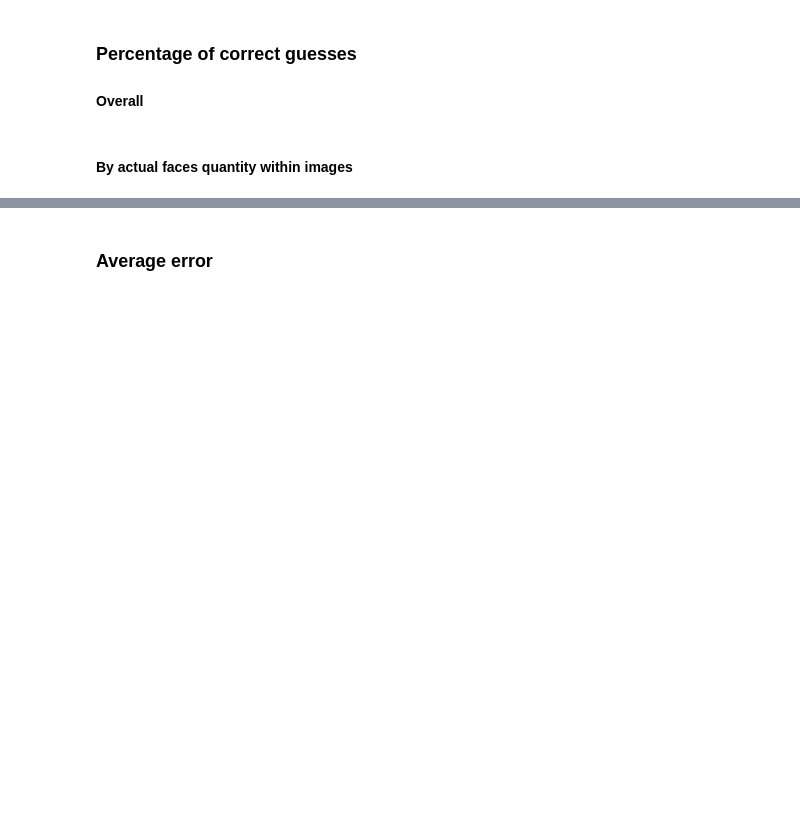
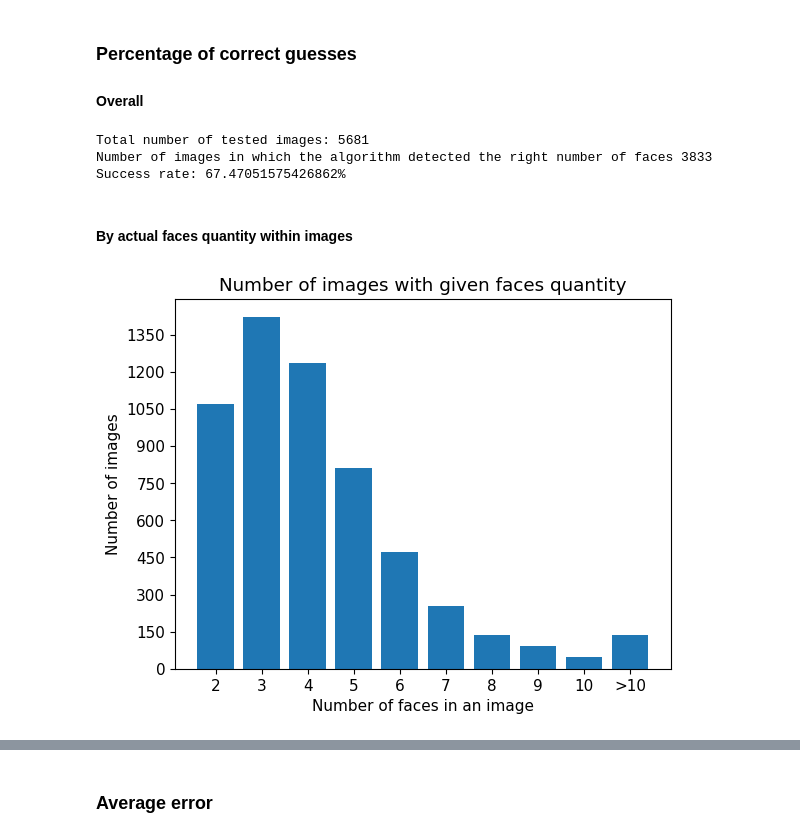
Before and after one commit to domser2002/ML_age_recognition, a Jupyter notebook: face_detection/FaceDetection.ipynb, the cells around one changed output, grey strips where cells are left out. Drawn from its saved outputs; the diff is of its cells as text; code cells hidden in the pictures; blank space fills up the shorter version.

```diff
--- a/face_detection/FaceDetection.ipynb
+++ b/face_detection/FaceDetection.ipynb
@@ -57,10 +68,36 @@ error = numpy.subtract(detected, quantities)
+# %%
+# detect faces in images
+path = os.path.join(os.getcwd(), "groups")
+n = len(os.listdir(path))
+groups = [0]*10
+guessed = [0]*10
+error = [0]*10
+abserror = [0]*10
+errors = [[], [], [], [], [], [], [], [], [], []]
+for image in os.listdir("groups"):
+    value = int(image.split('_')[0])
+    category = value - 2
+    if (category > 9):
+        category = 9
+    result = len(detector.predict(img=cv2.imread(os.path.join(path, image))))
+    err = result - value
+    errors[category].append(err)
+    if err == 0:
+        guessed[category] += 1
+    groups[category] += 1
+    error[category] += err
+    abserror[category] += abs(err)
 # %% [markdown]
 ### Percentage of correct guesses
 #### Overall
 # %%
-correct = n - numpy.count_nonzero(error)
+correct = sum(guessed)
 print("Total number of tested images: " + str(n))
 print("Number of images in which the algorithm detected the right number of faces " + str(correct))
 print("Success rate: " + str(100*correct/n) + "%")
+# %% [output]
+Total number of tested images: 5681
+Number of images in which the algorithm detected the right number of faces 3833
+Success rate: 67.47051575426862%
 # %% [markdown]
 #### By actual faces quantity within images
@@ -70,0 +104,22 @@ print("Success rate: " + str(100*correct/n) + "%")
+# %%
+import matplotlib.pyplot as plt
+import matplotlib.ticker as ticker
+
+
+# histogram drawing function
+def histogram(data,title,xlabel,ylabel):
+    fig = plt.figure()
+    ax = fig.subplots()
+    for axis in [ax.xaxis, ax.yaxis]:
+        axis.set_major_locator(ticker.MaxNLocator(integer=True))
+    ax.bar(numpy.array(list(range(1, len(data) + 1))), numpy.array(data))
+    plt.title(title)
+    plt.xlabel(xlabel)
+    plt.ylabel(ylabel)
+    ax.set_xticks(range(1, 11))
+    ax.set_xticklabels(["2", "3", "4", "5", "6", "7", "8", "9", "10", ">10"])
+    plt.show()
+# %%
+histogram(groups, "Number of images with given faces quantity", "Number of faces in an image", "Number of images")
+# %% [output]
+[figure, added]
```
Also changed, not shown: parts of 21 cells of this notebook.
